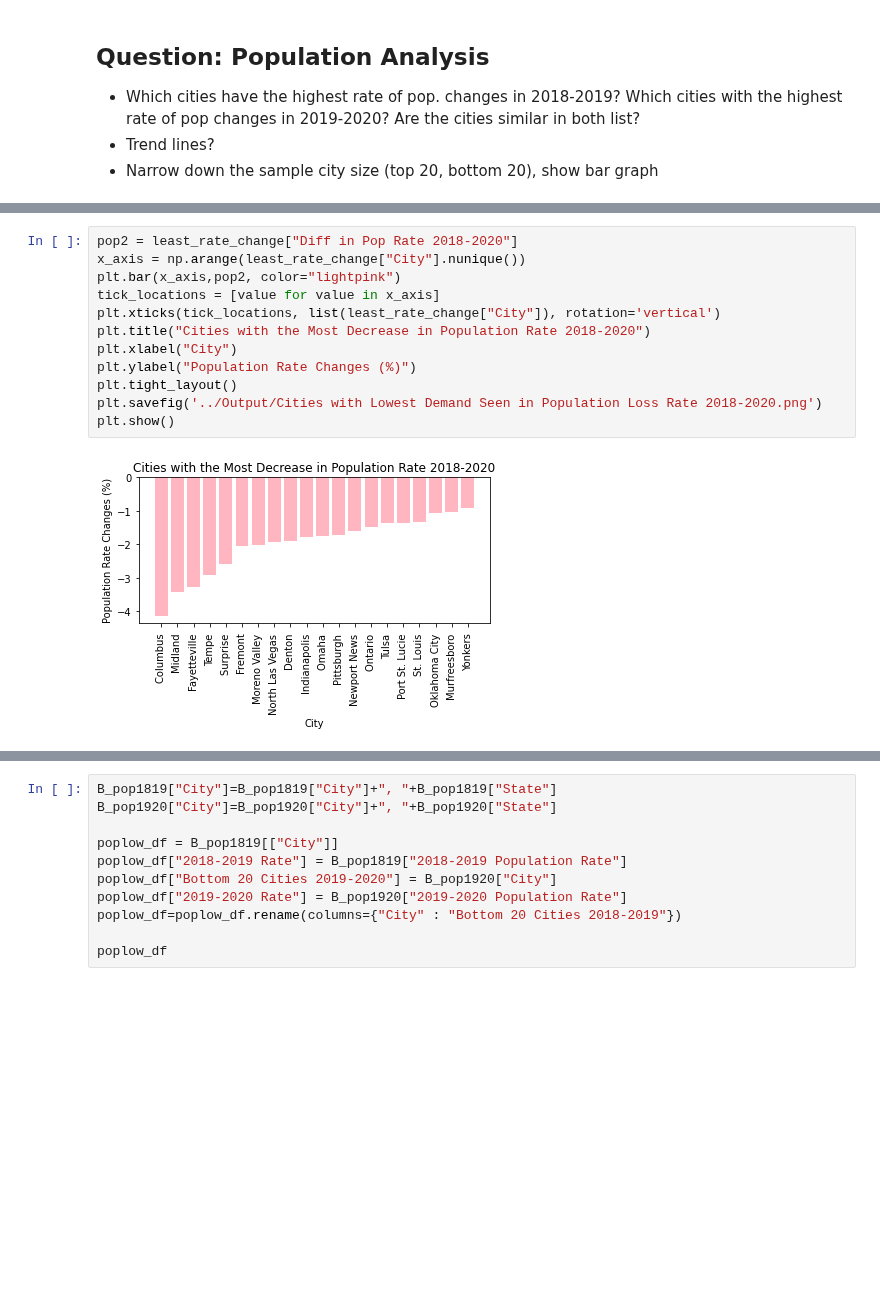
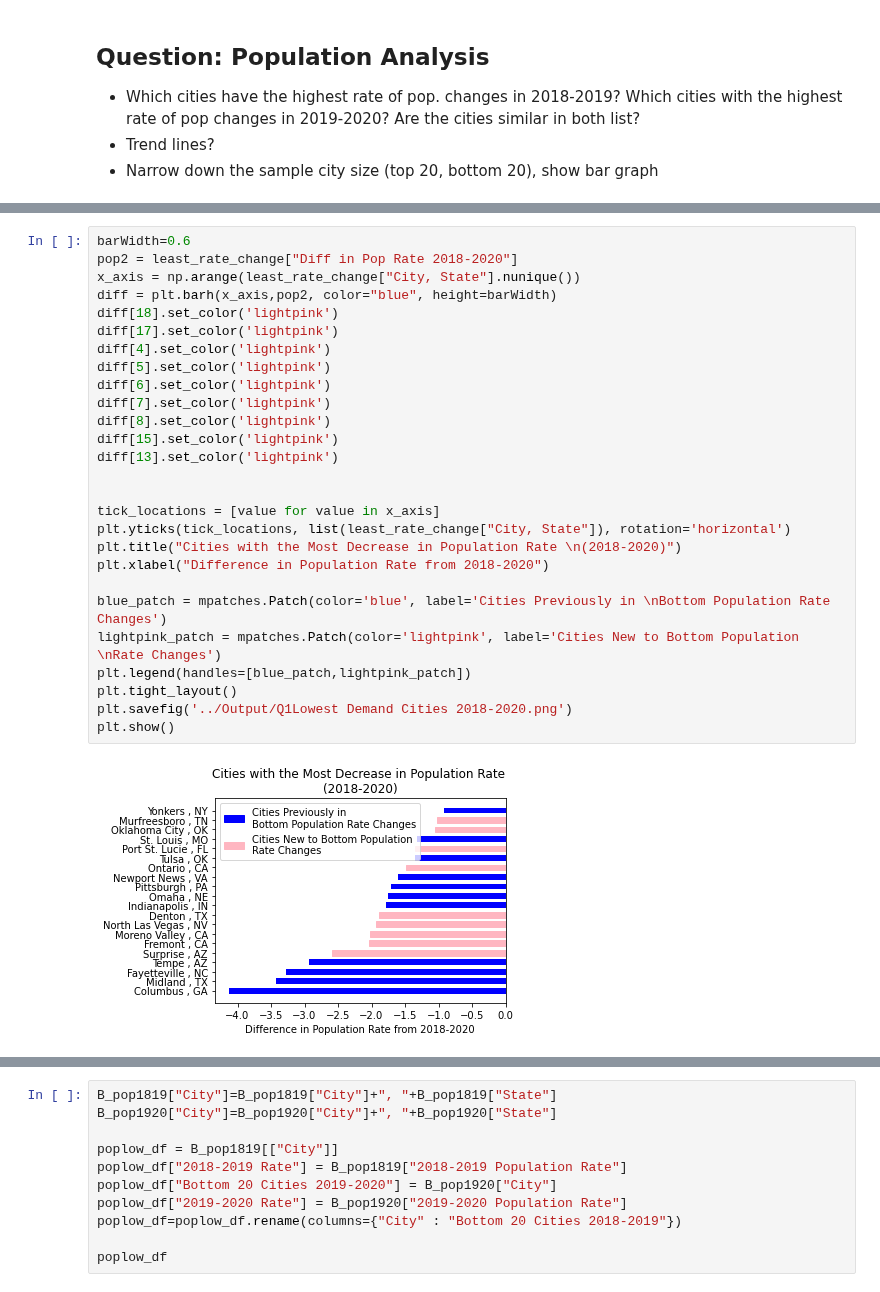
Before and after one commit to stellakk75/HousingMarketCOVID-19Project, a Jupyter notebook: PopRelated/Q1_populationanalysis.ipynb, the cells around one changed output, grey strips where cells are left out. Saved outputs shown, nothing was run; the diff lists cells and outputs as text; blank space fills up the shorter version.

```diff
--- a/PopRelated/Q1_populationanalysis.ipynb
+++ b/PopRelated/Q1_populationanalysis.ipynb
@@ -168,17 +155,32 @@ plt.show()
 # %%
+barWidth=0.6
 pop2 = least_rate_change["Diff in Pop Rate 2018-2020"]
-x_axis = np.arange(least_rate_change["City"].nunique())
-plt.bar(x_axis,pop2, color="lightpink")
+x_axis = np.arange(least_rate_change["City, State"].nunique())
+diff = plt.barh(x_axis,pop2, color="blue", height=barWidth)
+diff[18].set_color('lightpink')
+diff[17].set_color('lightpink')
+diff[4].set_color('lightpink')
+diff[5].set_color('lightpink')
+diff[6].set_color('lightpink')
+diff[7].set_color('lightpink')
+diff[8].set_color('lightpink')
+diff[15].set_color('lightpink')
+diff[13].set_color('lightpink')
+
+
 tick_locations = [value for value in x_axis]
-plt.xticks(tick_locations, list(least_rate_change["City"]), rotation='vertical')
-plt.title("Cities with the Most Decrease in Population Rate 2018-2020")
-plt.xlabel("City")
-plt.ylabel("Population Rate Changes (%)")
+plt.yticks(tick_locations, list(least_rate_change["City, State"]), rotation='horizontal')
+plt.title("Cities with the Most Decrease in Population Rate \n(2018-2020)")
+plt.xlabel("Difference in Population Rate from 2018-2020")
+
+blue_patch = mpatches.Patch(color='blue', label='Cities Previously in \nBottom Population Rate Changes')
+lightpink_patch = mpatches.Patch(color='lightpink', label='Cities New to Bottom Population \nRate Changes')
+plt.legend(handles=[blue_patch,lightpink_patch])
 plt.tight_layout()
-plt.savefig('../Output/Cities with Lowest Demand Seen in Population Loss Rate 2018-2020.png')
+plt.savefig('../Output/Q1Lowest Demand Cities 2018-2020.png')
 plt.show()
 # %% [output]
-[figure, old version]
+[figure, new version]
 # %%
 df1 = least_rate_change[["City","Diff in Pop Rate 2018-2020"]]
 df1=df1.rename(columns = {"Diff in Pop Rate 2018-2020":"Rate"})
```
Also changed, not shown: parts of 16 cells of this notebook, 36 other files.
